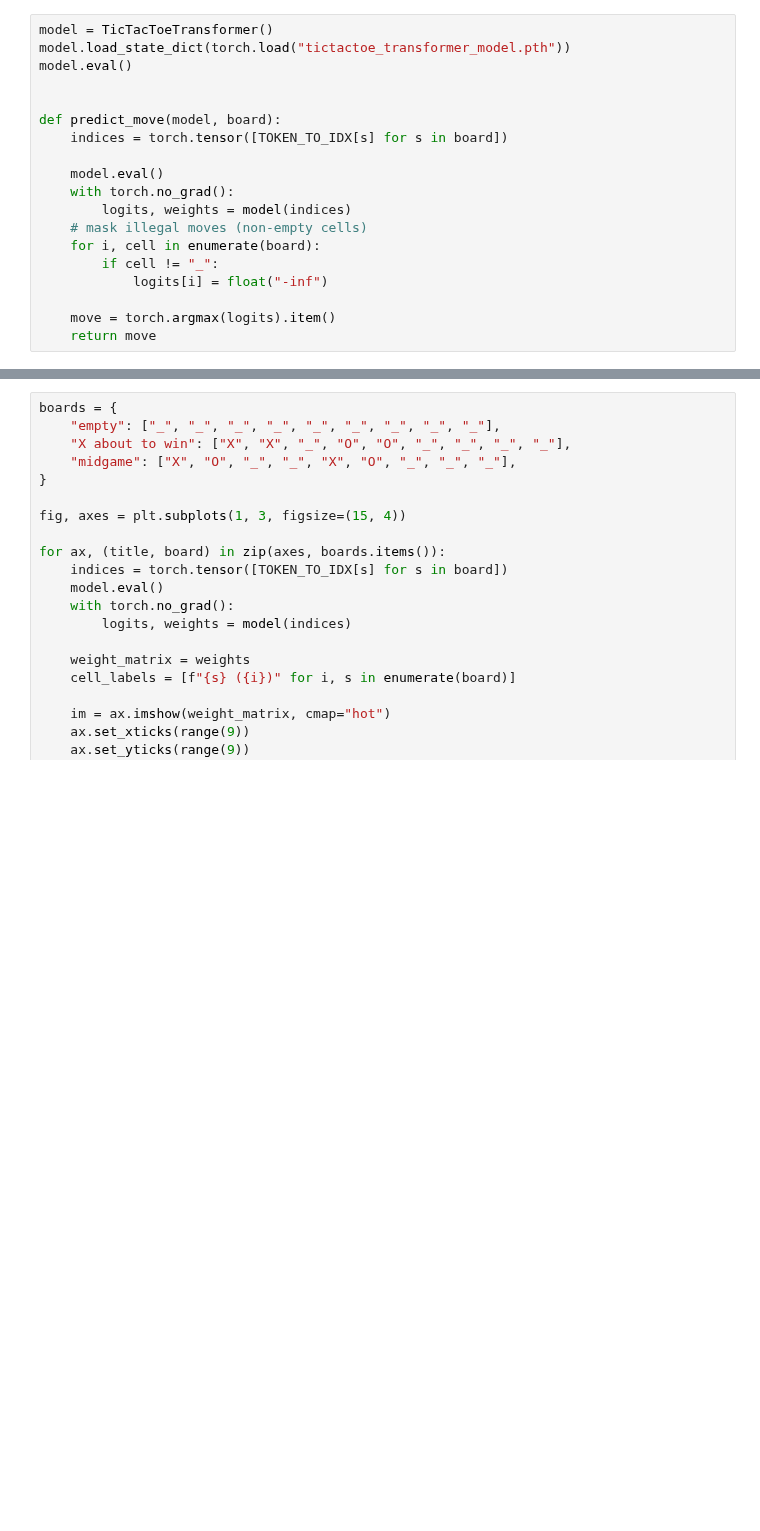
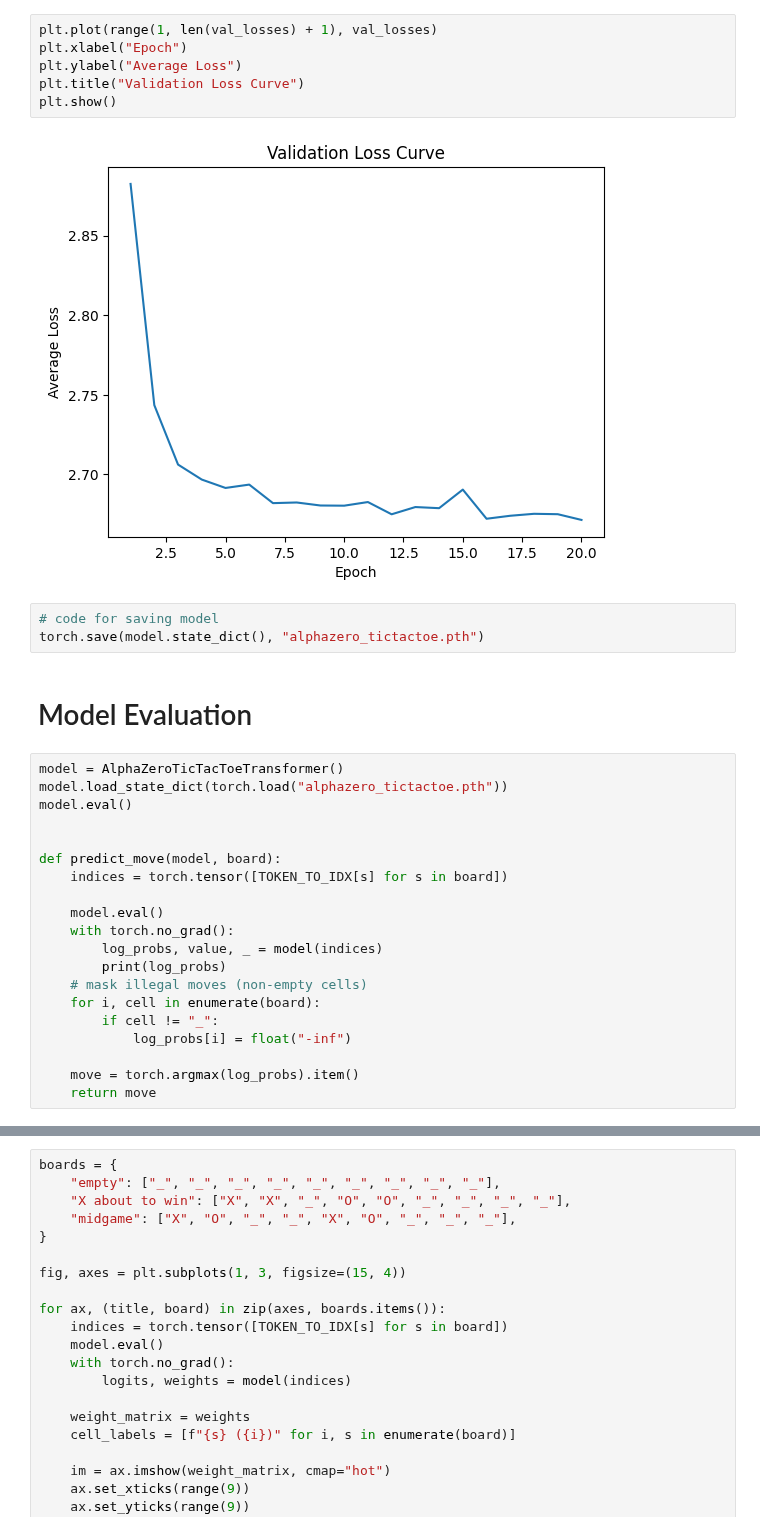
Before and after one commit to asminkarki012/learning, a Jupyter notebook: learn-ml/attention-from-scratch/train_alphazero.ipynb, the cells around one changed output, grey strips where cells are left out. Saved outputs shown, nothing was run; the diff lists cells and outputs as text; blank space fills up the shorter version.

```diff
--- a/learn-ml/attention-from-scratch/train_alphazero.ipynb
+++ b/learn-ml/attention-from-scratch/train_alphazero.ipynb
@@ -207,6 +288,19 @@ plt.show()
+# %%
+plt.plot(range(1, len(val_losses) + 1), val_losses)
+plt.xlabel("Epoch")
+plt.ylabel("Average Loss")
+plt.title("Validation Loss Curve")
+plt.show()
+# %% [output]
+[figure, added]
+# %%
+# code for saving model
+torch.save(model.state_dict(), "alphazero_tictactoe.pth")
+# %% [markdown]
+# Model Evaluation
 # %%
-model = TicTacToeTransformer()
-model.load_state_dict(torch.load("tictactoe_transformer_model.pth"))
+model = AlphaZeroTicTacToeTransformer()
+model.load_state_dict(torch.load("alphazero_tictactoe.pth"))
 model.eval()
 
 
@@ -215,13 +309,14 @@ def predict_move(model, board):
 
     model.eval()
     with torch.no_grad():
-        logits, weights = model(indices)
+        log_probs, value, _ = model(indices)
+        print(log_probs)
     # mask illegal moves (non-empty cells)
     for i, cell in enumerate(board):
         if cell != "_":
-            logits[i] = float("-inf")
+            log_probs[i] = float("-inf")
 
-    move = torch.argmax(logits).item()
+    move = torch.argmax(log_probs).item()
     return move
 # %%
 # O about to win - model should block at position 2
```
Also changed, not shown: parts of 27 cells of this notebook, 4 other files.
